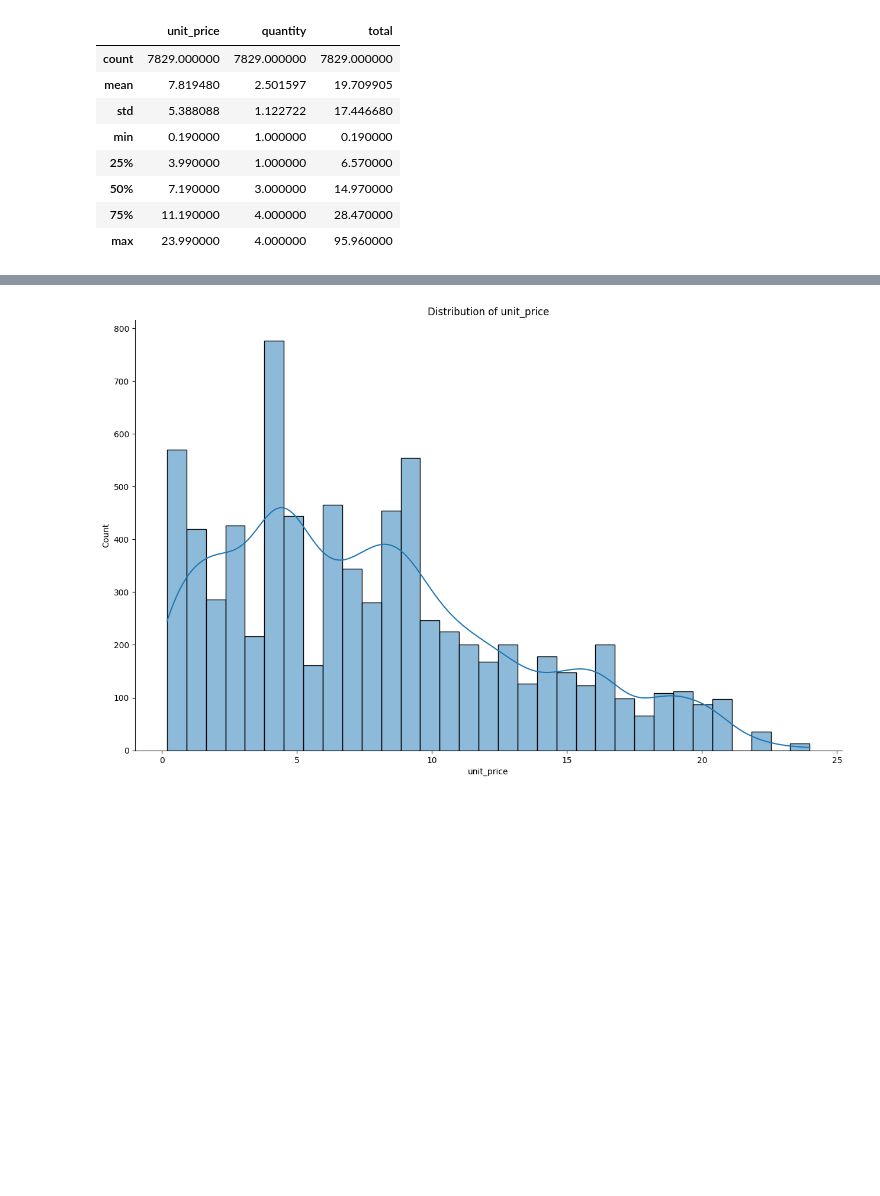
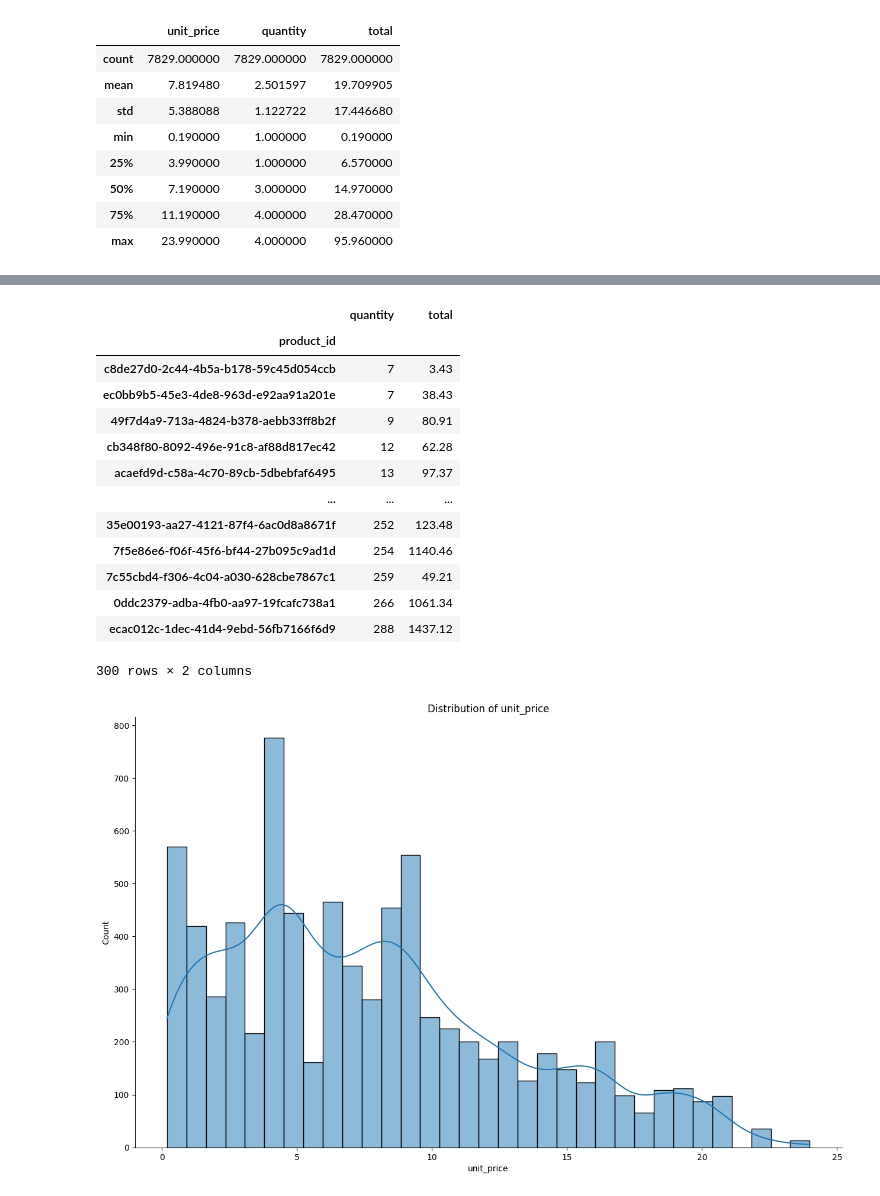
Before and after one commit to Dhru-win/cognizant, a Jupyter notebook: eda.ipynb, the cells around one changed output, grey strips where cells are left out. Drawn from its saved outputs; the diff is of its cells as text; code cells hidden in the pictures; blank space fills up the shorter version.

```diff
--- a/eda.ipynb
+++ b/eda.ipynb
@@ -170,3 +147,21 @@ def correlation_plot(data: pd.DataFrame = None):
+# %%
+# revenue generated by each product and quantity sold
+df[['product_id', 'quantity', 'total']].groupby(['product_id']).sum(['quantity','total']).sort_values(['quantity','total'])
+# %% [output]
+|  | quantity | total |
+| product_id |  |  |
+| c8de27d0-2c44-4b5a-b178-59c45d054ccb | 7 | 3.43 |
+| ec0bb9b5-45e3-4de8-963d-e92aa91a201e | 7 | 38.43 |
+| 49f7d4a9-713a-4824-b378-aebb33ff8b2f | 9 | 80.91 |
+| cb348f80-8092-496e-91c8-af88d817ec42 | 12 | 62.28 |
+| acaefd9d-c58a-4c70-89cb-5dbebfaf6495 | 13 | 97.37 |
+| ... | ... | ... |
+| 35e00193-aa27-4121-87f4-6ac0d8a8671f | 252 | 123.48 |
+| 7f5e86e6-f06f-45f6-bf44-27b095c9ad1d | 254 | 1140.46 |
+| 7c55cbd4-f306-4c04-a030-628cbe7867c1 | 259 | 49.21 |
+| 0ddc2379-adba-4fb0-aa97-19fcafc738a1 | 266 | 1061.34 |
+| ecac012c-1dec-41d4-9ebd-56fb7166f6d9 | 288 | 1437.12 |
+300 rows × 2 columns
 # %%
 plot_continuous_distribution(df, 'unit_price')
 # %% [output]
```
Also changed, not shown: parts of 23 cells of this notebook.
